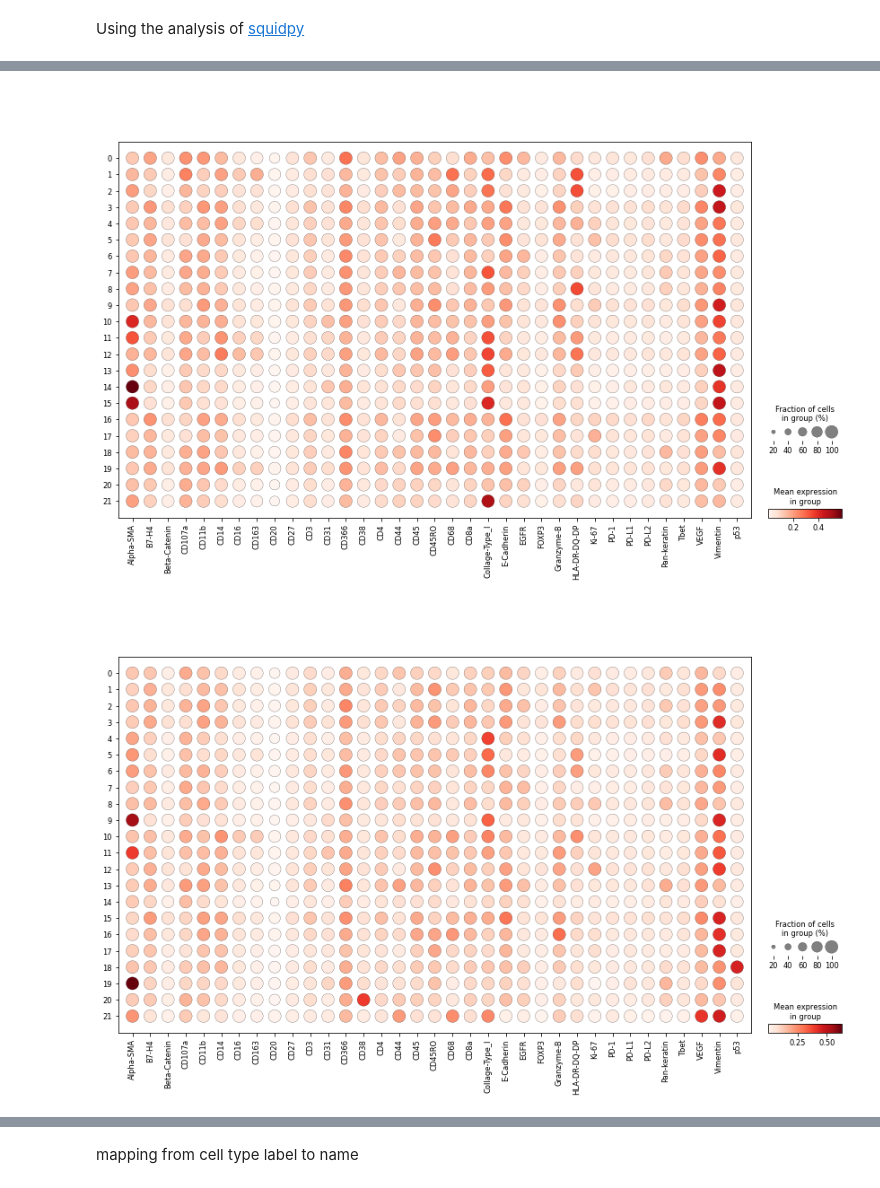
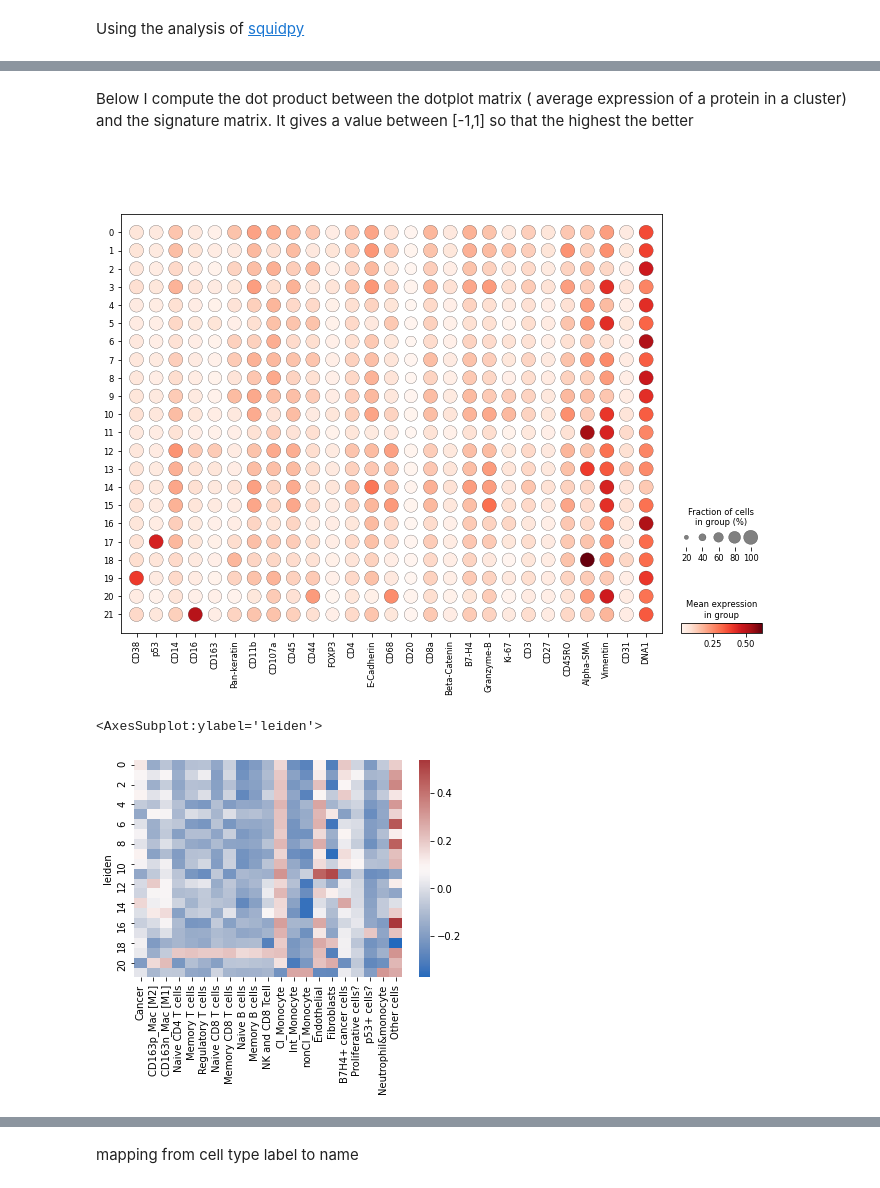
Before and after one commit to Schumacher-group/IMC_TNBC_analysis, a Jupyter notebook: post_processing.ipynb, the cells around one changed output, grey strips where cells are left out. Drawn from its saved outputs; the diff is of its cells as text; code cells hidden in the pictures.

```diff
--- a/post_processing.ipynb
+++ b/post_processing.ipynb
@@ -14,6 +15,7 @@ Here I load the spatial data, which consists of the protein intensity per cell,
 read intensities ( protein level per cell)
 # %%
 intensities = pd.read_csv('./processed_files/all_data_intensities.csv',index_col=0)
+intensities.index = intensities.index.astype(str)
 intensities['ROI'] = pd.to_numeric(intensities.ROI.str[-3:])#make ROI numeric
 columns_to_extract = intensities.columns.difference(['ROI', 'source_file'])
 intensities_protein = intensities[columns_to_extract]#contains only numeric values (intensities)
@@ -94,8 +110,19 @@ markerset.remove("DNA2")
+# %% [markdown]
+Below I compute the dot product between the dotplot matrix ( average expression of a protein in a cluster) and the signature matrix. It gives a value between [-1,1] so that the highest the better
 # %%
-sc.pl.dotplot(adata, var_names = markerset, groupby = "AnnoSpat")
+#sc.pl.dotplot(adata, var_names = marker_list, groupby = "AnnoSpat")
+def create_dotplot(adata,groupby):
+    '''
+    compute the correlation between the dotplot and the manually curated marker table
+    '''
+    dotplot = sc.pl.dotplot(adata, var_names = marker_list, groupby = groupby,return_fig=True)
+    dotplot.show()
+    dot_color = dotplot.dot_color_df
+    corr = (dot_color-(dot_color.max(axis = 0)/2))@signature_sign.loc[marker_list]
+    return corr
+corr_leiden = create_dotplot(adata,'leiden')
+sns.heatmap(corr_leiden,cmap='vlag')
 # %% [output]
-[figure, old version]
+[figure, new version]
+<AxesSubplot:ylabel='leiden'>
+[figure, added]
-# %%
-sc.pl.dotplot(adata, var_names = markerset, groupby = "leiden")
-# %% [output]
-[figure, removed]
```
Also changed, not shown: parts of 23 cells of this notebook, 3 other files.
